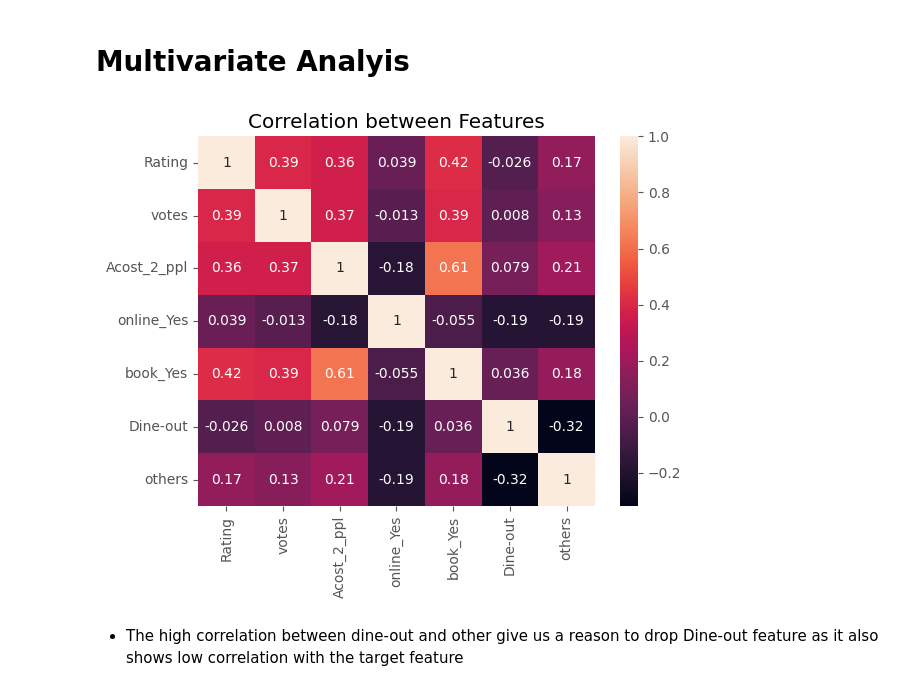
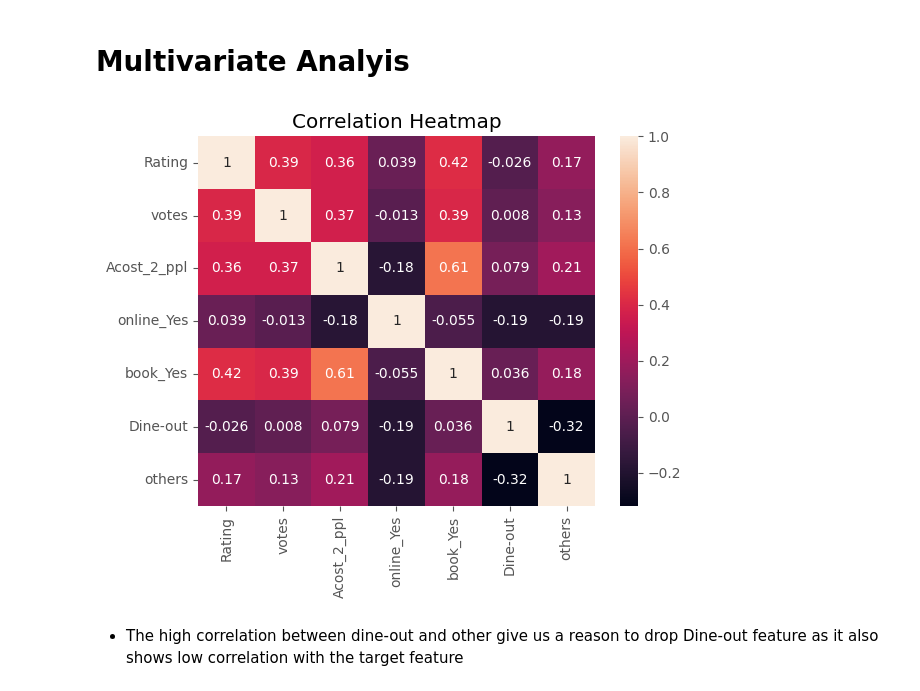
Before and after one commit to octavaridum/Zomato_Rating_Prediction, a Jupyter notebook: zomato.ipynb, the cells around one changed output. Saved outputs shown, nothing was run; the diff lists cells and outputs as text; code cells hidden in the pictures.

```diff
--- a/zomato.ipynb
+++ b/zomato.ipynb
@@ -339,10 +353,10 @@ rating_data.corr()
 # Multivariate Analyis
 # %%
 ax = sns.heatmap(rating_data.corr(), annot=True)
-ax.set_title("Correlation between Features")
+ax.set_title("Correlation Heatmap")
 plt.show()
 # %% [output]
-[figure, old version]
+[figure, new version]
 # %% [markdown]
 - The high correlation between dine-out and other give us a reason to drop Dine-out feature as it also shows low correlation with the target feature
 # %%
```
Also changed, not shown: parts of 5 cells of this notebook, 6 other files.
